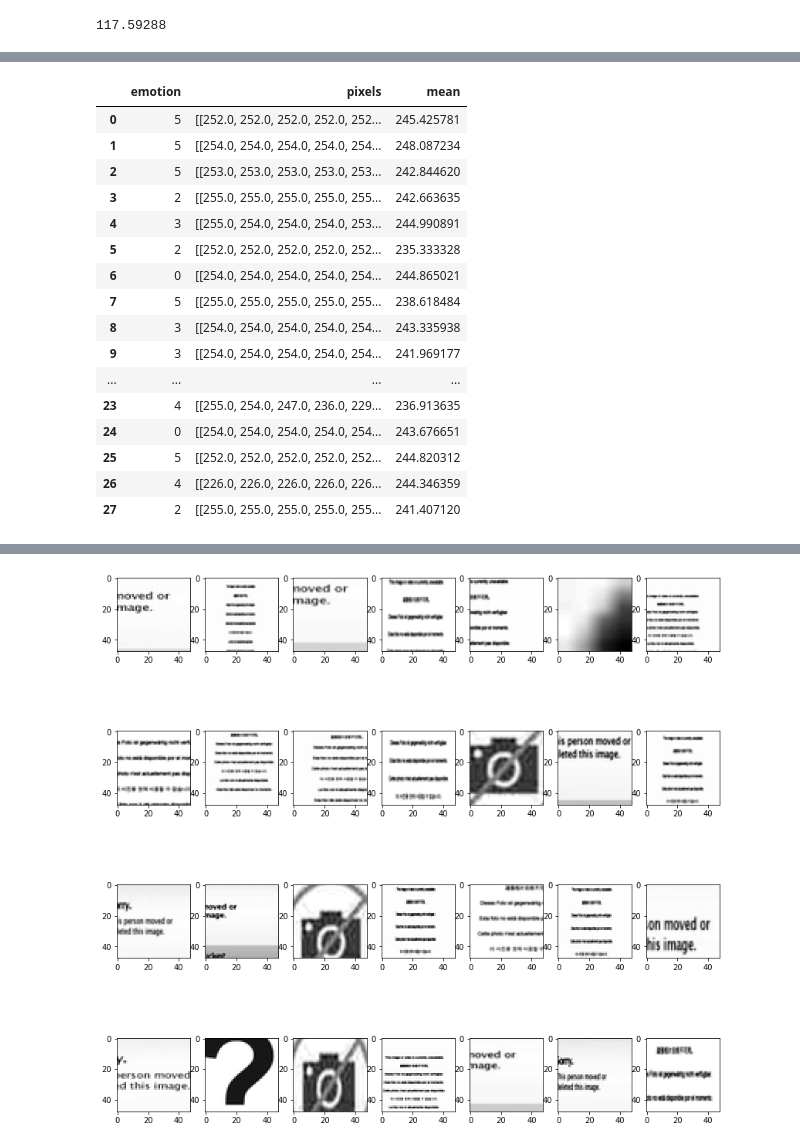
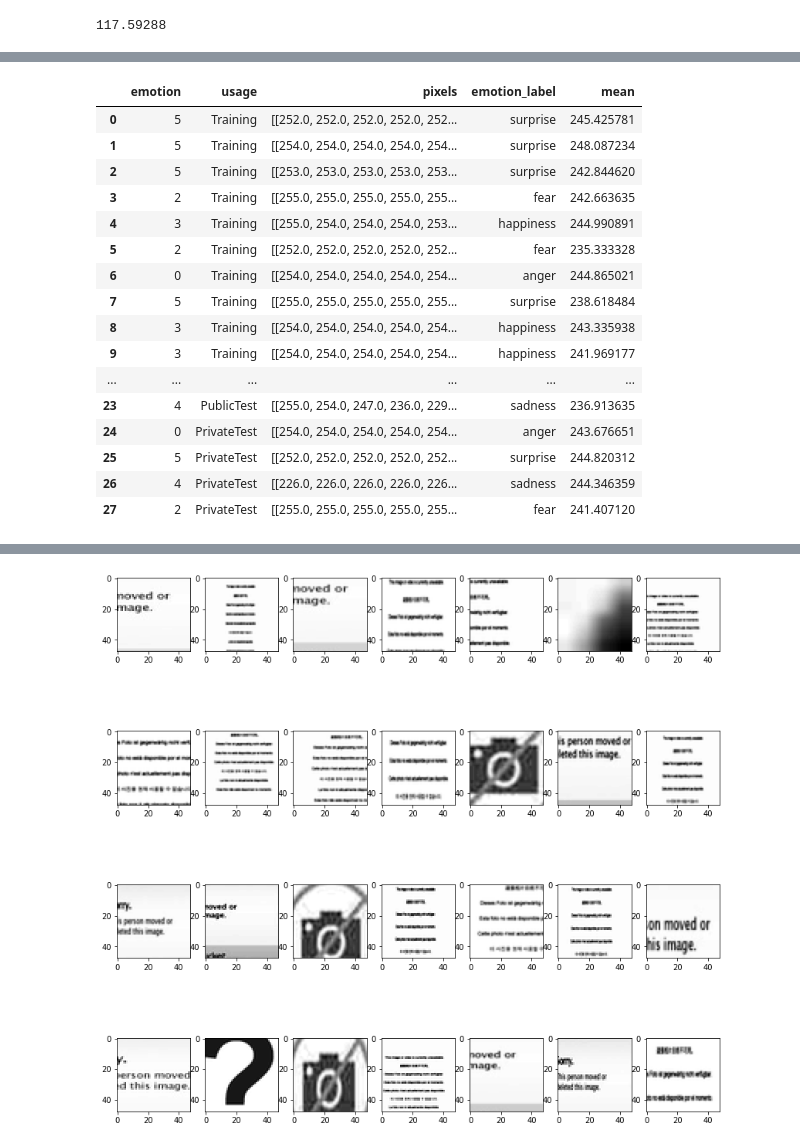
Before and after one commit to yutaili/AI-Project, a Jupyter notebook: FER_Project.ipynb, the cells around one changed output, grey strips where cells are left out. Saved outputs shown, nothing was run; the diff lists cells and outputs as text; code cells hidden in the pictures.

```diff
--- a/FER_Project.ipynb
+++ b/FER_Project.ipynb
@@ -114,7 +98,7 @@ Name: emotion, dtype: int64
 # %%
 # take out the usage column
-face_df = face_df[['emotion', 'pixels']]
-face_df.head()
+# face_df = face_df[['emotion', 'pixels']]
+# face_df.head()
 # %% [output]
 |  | emotion | pixels |
 | 0 | 0 | 70 80 82 72 58 58 60 63 54 58 60 ... |
@@ -124,3 +108,9 @@ face_df.head()
 | 4 | 6 | 4 0 0 0 0 0 0 0 0 0 0 0 3 15 23 2... |
 # %%
 emotion_label_to_text = {0:'anger', 1:'disgust', 2:'fear', 3:'happiness', 4: 'sadness', 5: 'surprise', 6: 'neutral'}
+# %%
+def transform_emotion(emotion):
+    return emotion_label_to_text[emotion]
+
+face_df["emotion_label"] = face_df["emotion"].apply(transform_emotion)
+face_df
@@ -191,4 +199,10 @@ See the caveats in the documentation: https://pandas.pydata.org/pandas-docs/stab
 def find_average(pixels):
     return np.average(pixels)
 
-copy["mean"] = copy["pixels"].apply(find_average)
+def transform_pixel(pixels):
+    return np.array(pixels.split(" ")).reshape(48, 48).astype("float32")
+
+face_df["pixels"] = face_df["pixels"].apply(transform_pixel)
+face_df["mean"] = face_df["pixels"].apply(find_average)
+
+face_df
@@ -204,23 +223,23 @@ copy.head()
 # %%
 ## set threshold to 230
-error_set = copy[copy['mean'] >= 230]
+error_set = face_df[face_df['mean'] >= 230]
 error_set.reset_index(drop=True, inplace = True)
 error_set
 # %% [output]
-|  | emotion | pixels | mean |
-| 0 | 5 | [[252.0, 252.0, 252.0, 252.0, 252... | 245.425781 |
-| 1 | 5 | [[254.0, 254.0, 254.0, 254.0, 254... | 248.087234 |
-| 2 | 5 | [[253.0, 253.0, 253.0, 253.0, 253... | 242.844620 |
-| 3 | 2 | [[255.0, 255.0, 255.0, 255.0, 255... | 242.663635 |
-| 4 | 3 | [[255.0, 254.0, 254.0, 254.0, 253... | 244.990891 |
-| 5 | 2 | [[252.0, 252.0, 252.0, 252.0, 252... | 235.333328 |
-| 6 | 0 | [[254.0, 254.0, 254.0, 254.0, 254... | 244.865021 |
-| 7 | 5 | [[255.0, 255.0, 255.0, 255.0, 255... | 238.618484 |
-| 8 | 3 | [[254.0, 254.0, 254.0, 254.0, 254... | 243.335938 |
-| 9 | 3 | [[254.0, 254.0, 254.0, 254.0, 254... | 241.969177 |
-| ... | ... | ... | ... |
-| 23 | 4 | [[255.0, 254.0, 247.0, 236.0, 229... | 236.913635 |
-| 24 | 0 | [[254.0, 254.0, 254.0, 254.0, 254... | 243.676651 |
-| 25 | 5 | [[252.0, 252.0, 252.0, 252.0, 252... | 244.820312 |
-| 26 | 4 | [[226.0, 226.0, 226.0, 226.0, 226... | 244.346359 |
-| 27 | 2 | [[255.0, 255.0, 255.0, 255.0, 255... | 241.407120 |
+|  | emotion | usage | pixels | emotion_label | mean |
+| 0 | 5 | Training | [[252.0, 252.0, 252.0, 252.0, 252... | surprise | 245.425781 |
+| 1 | 5 | Training | [[254.0, 254.0, 254.0, 254.0, 254... | surprise | 248.087234 |
+| 2 | 5 | Training | [[253.0, 253.0, 253.0, 253.0, 253... | surprise | 242.844620 |
+| 3 | 2 | Training | [[255.0, 255.0, 255.0, 255.0, 255... | fear | 242.663635 |
+| 4 | 3 | Training | [[255.0, 254.0, 254.0, 254.0, 253... | happiness | 244.990891 |
+| 5 | 2 | Training | [[252.0, 252.0, 252.0, 252.0, 252... | fear | 235.333328 |
+| 6 | 0 | Training | [[254.0, 254.0, 254.0, 254.0, 254... | anger | 244.865021 |
+| 7 | 5 | Training | [[255.0, 255.0, 255.0, 255.0, 255... | surprise | 238.618484 |
+| 8 | 3 | Training | [[254.0, 254.0, 254.0, 254.0, 254... | happiness | 243.335938 |
+| 9 | 3 | Training | [[254.0, 254.0, 254.0, 254.0, 254... | happiness | 241.969177 |
+| ... | ... | ... | ... | ... | ... |
+| 23 | 4 | PublicTest | [[255.0, 254.0, 247.0, 236.0, 229... | sadness | 236.913635 |
+| 24 | 0 | PrivateTest | [[254.0, 254.0, 254.0, 254.0, 254... | anger | 243.676651 |
+| 25 | 5 | PrivateTest | [[252.0, 252.0, 252.0, 252.0, 252... | surprise | 244.820312 |
+| 26 | 4 | PrivateTest | [[226.0, 226.0, 226.0, 226.0, 226... | sadness | 244.346359 |
+| 27 | 2 | PrivateTest | [[255.0, 255.0, 255.0, 255.0, 255... | fear | 241.407120 |
```
Also changed, not shown: parts of 59 cells of this notebook.
